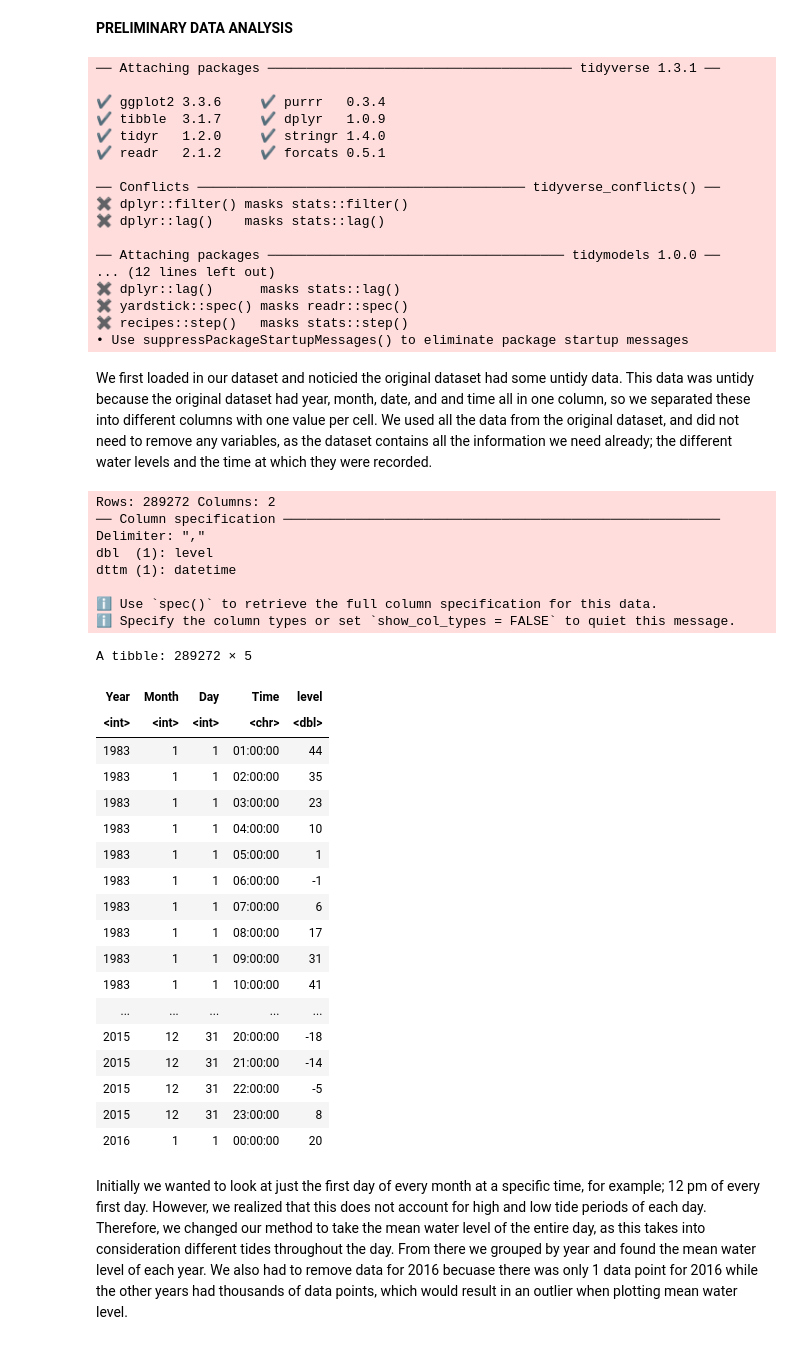
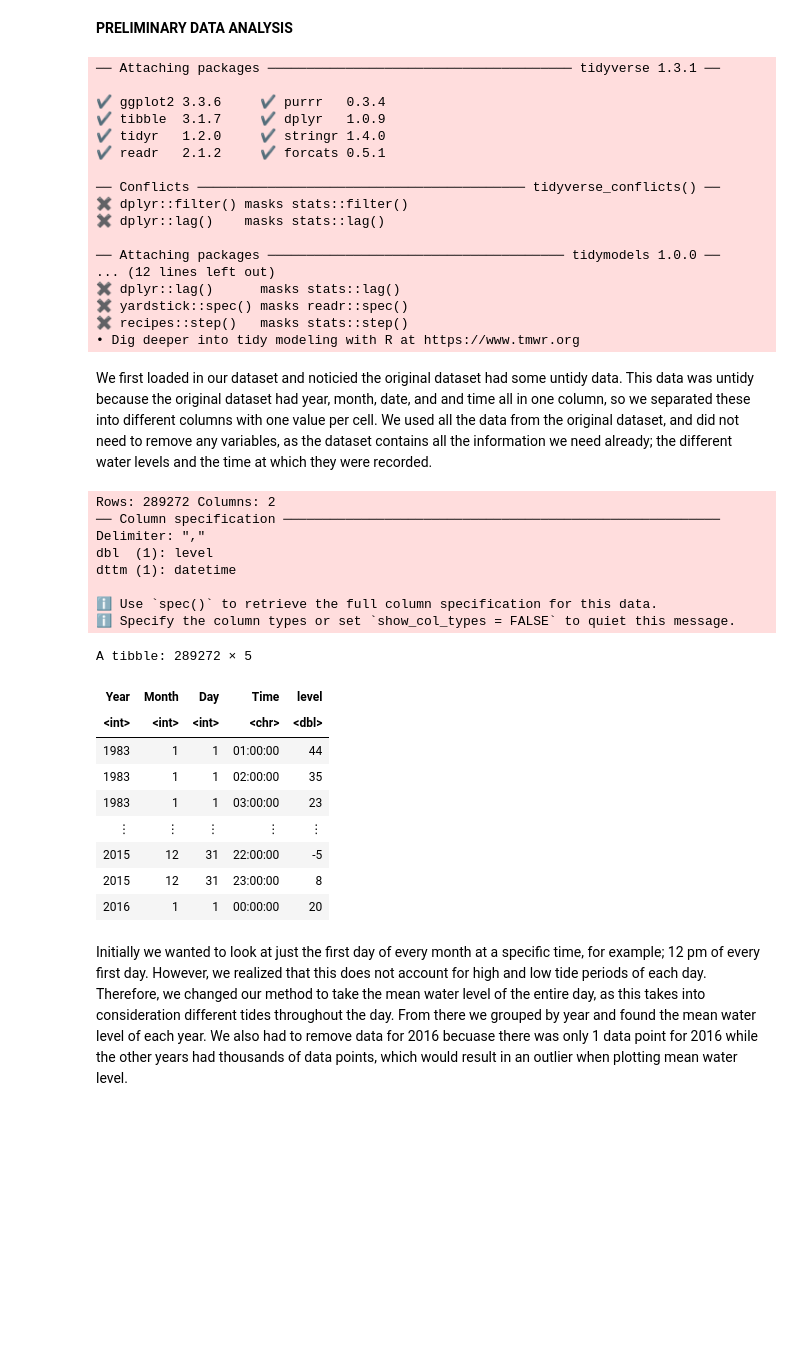
Before and after one commit to Applemyp/dsci100-group36-project, a Jupyter notebook: Project.ipynb, the cells around one changed output. Drawn from its saved outputs; the diff is of its cells as text; code cells hidden in the pictures; blank space fills up the shorter version.

```diff
--- a/Project.ipynb
+++ b/Project.ipynb
@@ -13,6 +13,7 @@ library(tidyverse)
 library(repr)
 library(tidymodels)
 library(tidyr)
+options(repr.matrix.max.rows = 6)
 # %% [output]
 ── Attaching packages ─────────────────────────────────────── tidyverse 1.3.1 ──
 
@@ -30,40 +31,32 @@ library(tidyr)
 ✖ dplyr::lag()      masks stats::lag()
 ✖ yardstick::spec() masks readr::spec()
 ✖ recipes::step()   masks stats::step()
-• Use suppressPackageStartupMessages() to eliminate package startup messages
+• Dig deeper into tidy modeling with R at https://www.tmwr.org
 # %% [markdown]
 We first loaded in our dataset and noticied the original dataset had some untidy data. This data was untidy because the original dataset had year, month, date, and and time all in one column, so we separated these into different columns with one value per cell.
 We used all the data from the original dataset, and did not need to remove any variables, as the dataset contains all the information we need already; the different water levels and the time at which they were recorded.
 # %%
-data<-read_csv('venezia.csv') |>separate(col=datetime, into=c('Year', 'Month', 'Date'), sep='-', convert=TRUE) |>
+data<-read_csv('https://github.com/lbcommer/venezia-high-waters/raw/master/output/venezia.csv') |>
+                                separate(col=datetime, into=c('Year', 'Month', 'Date'), sep='-', convert=TRUE) |>
                                 separate(col=Date, into=c('Day', 'Time'), sep=" ", convert=TRUE)
 
 data
 # %% [output]
 Rows: 289272 Columns: 2
 ── Column specification ────────────────────────────────────────────────────────
 Delimiter: ","
 dbl  (1): level
 dttm (1): datetime
 
 ℹ Use `spec()` to retrieve the full column specification for this data.
 ℹ Specify the column types or set `show_col_types = FALSE` to quiet this message.
 A tibble: 289272 × 5
 | Year | Month | Day | Time | level |
 | <int> | <int> | <int> | <chr> | <dbl> |
 | 1983 | 1 | 1 | 01:00:00 | 44 |
 | 1983 | 1 | 1 | 02:00:00 | 35 |
 | 1983 | 1 | 1 | 03:00:00 | 23 |
-| 1983 | 1 | 1 | 04:00:00 | 10 |
-| 1983 | 1 | 1 | 05:00:00 | 1 |
-| 1983 | 1 | 1 | 06:00:00 | -1 |
-| 1983 | 1 | 1 | 07:00:00 | 6 |
-| 1983 | 1 | 1 | 08:00:00 | 17 |
-| 1983 | 1 | 1 | 09:00:00 | 31 |
-| 1983 | 1 | 1 | 10:00:00 | 41 |
-| ... | ... | ... | ... | ... |
-| 2015 | 12 | 31 | 20:00:00 | -18 |
-| 2015 | 12 | 31 | 21:00:00 | -14 |
+| ⋮ | ⋮ | ⋮ | ⋮ | ⋮ |
 | 2015 | 12 | 31 | 22:00:00 | -5 |
 | 2015 | 12 | 31 | 23:00:00 | 8 |
 | 2016 | 1 | 1 | 00:00:00 | 20 |
```
Also changed, not shown: parts of 3 cells of this notebook.
